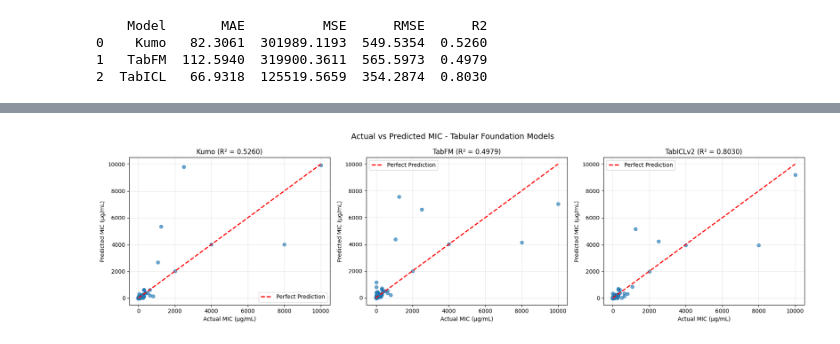
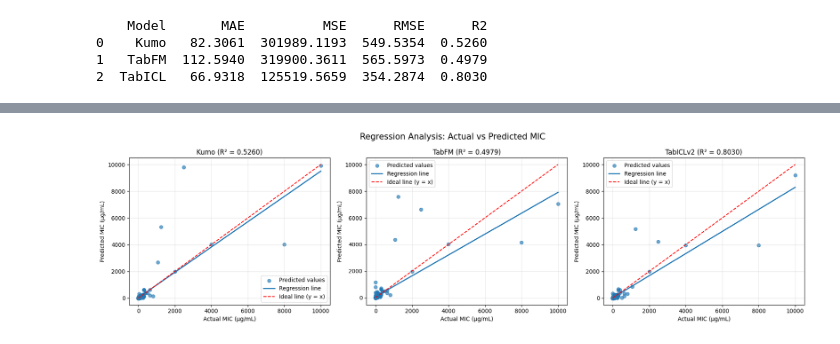
Before and after one commit to BaoNguyen151654/Biomed_DataScience, a Jupyter notebook: Performance_seltox_ptfm/PTFM_MIC.ipynb, the cells around one changed output, grey strips where cells are left out. Drawn from its saved outputs; the diff is of its cells as text; code cells hidden in the pictures.

```diff
--- a/Performance_seltox_ptfm/PTFM_MIC.ipynb
+++ b/Performance_seltox_ptfm/PTFM_MIC.ipynb
@@ -260,44 +298,39 @@ evaluation_ptfm_MIC.to_csv(
 # %%
-predictions = {
-    "Kumo": y_pred_kumo,
-    "TabFM": y_pred_tabfm,
-    "TabICLv2": y_pred_tabicl
-}
-
-actual = np.asarray(y_test).reshape(-1)
-
 fig, axes = plt.subplots(1, 3, figsize=(18, 5))
 
 for ax, (name, pred) in zip(axes, predictions.items()):
 
     pred = np.asarray(pred).reshape(-1)
 
     # Scatter plot
-    ax.scatter(actual, pred, alpha=0.65)
+    ax.scatter(actual, pred, alpha=0.65, label="Predicted values")
+
+    # Regression line
+    slope, intercept = np.polyfit(actual, pred, 1)
+    x_line = np.linspace(actual.min(), actual.max(), 100)
+    y_line = slope * x_line + intercept
+
+    ax.plot(x_line, y_line, linewidth=2, label="Regression line")
 
     # Perfect prediction line
-    min_val = min(actual.min(), pred.min())
-    max_val = max(actual.max(), pred.max())
-
     ax.plot(
-        [min_val, max_val],
-        [min_val, max_val],
+        [actual.min(), actual.max()],
+        [actual.min(), actual.max()],
         'r--',
-        linewidth=2,
-        label='Perfect Prediction'
+        linewidth=1.5,
+        label="Ideal line (y = x)"
     )
 
-    # R2
     r2 = r2_score(actual, pred)
 
     ax.set_title(f"{name} (R² = {r2:.4f})")
     ax.set_xlabel("Actual MIC (µg/mL)")
     ax.set_ylabel("Predicted MIC (µg/mL)")
     ax.legend()
     ax.grid(alpha=0.3)
 
-plt.suptitle("Actual vs Predicted MIC - Tabular Foundation Models", fontsize=14)
+plt.suptitle("Regression Analysis: Actual vs Predicted MIC", fontsize=15)
 plt.tight_layout()
 plt.show()
 # %% [output]
-[figure, old version]
+[figure, new version]
```
Also changed, not shown: parts of 1 cell of this notebook.
